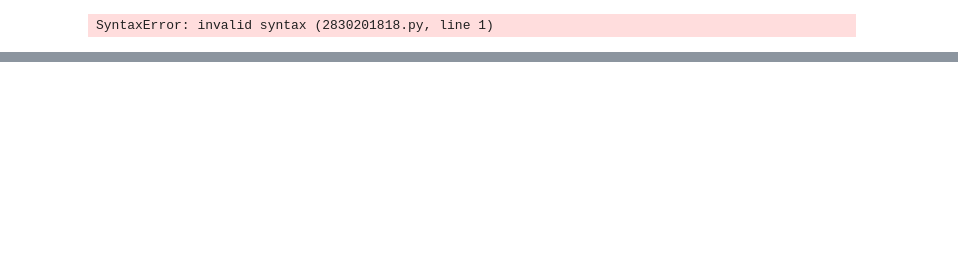
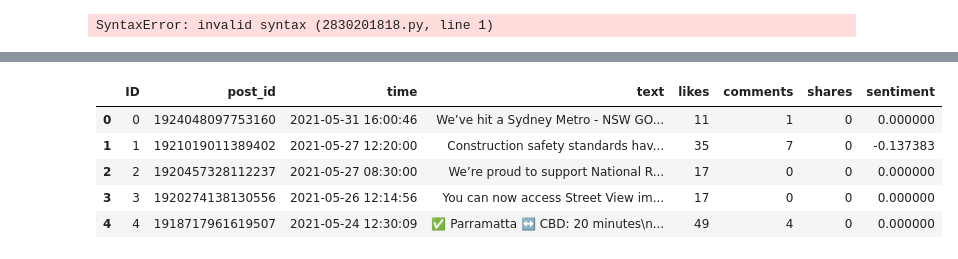
Before and after one commit to bay1900/solar-interactive-dashboard, a Jupyter notebook: interactive_dashboard.ipynb, the cells around one changed output, grey strips where cells are left out. Cells and saved outputs as stored; diff of their text form; code cells hidden in the pictures; blank space fills up the shorter version.

```diff
--- a/interactive_dashboard.ipynb
+++ b/interactive_dashboard.ipynb
@@ -111,0 +205,10 @@ SyntaxError: invalid syntax (2830201818.py, line 1)
+# %%
+sentiment_dataset = pd.read_excel("sentiment.xlsx")
+sentiment_dataset.head()
+# %% [output]
+|  | ID | post_id | time | text | likes | comments | shares | sentiment |
+| 0 | 0 | 1924048097753160 | 2021-05-31 16:00:46 | We’ve hit a Sydney Metro - NSW GO... | 11 | 1 | 0 | 0.000000 |
+| 1 | 1 | 1921019011389402 | 2021-05-27 12:20:00 | Construction safety standards hav... | 35 | 7 | 0 | -0.137383 |
+| 2 | 2 | 1920457328112237 | 2021-05-27 08:30:00 | We’re proud to support National R... | 17 | 0 | 0 | 0.000000 |
+| 3 | 3 | 1920274138130556 | 2021-05-26 12:14:56 | You can now access Street View im... | 17 | 0 | 0 | 0.000000 |
+| 4 | 4 | 1918717961619507 | 2021-05-24 12:30:09 | ✅ Parramatta ↔️ CBD: 20 minutes\n... | 49 | 4 | 0 | 0.000000 |
```
Also changed, not shown: parts of 12 cells of this notebook, 1 other file.
